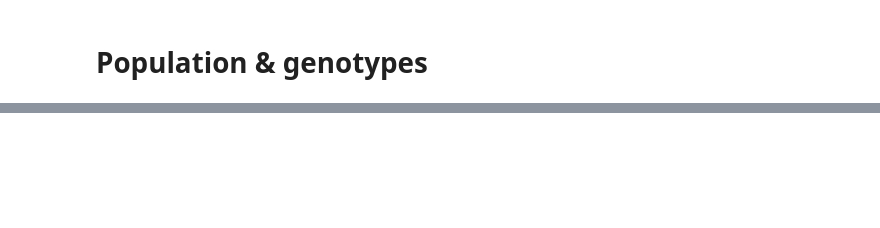
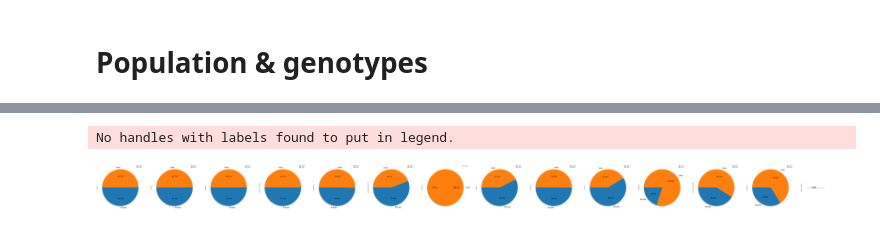
Before and after one commit to IoanaAndra/HackMed-2021---1000-Genomes-Project-, a Jupyter notebook: HackMed2021_Project.ipynb, the cells around one changed output, grey strips where cells are left out. Saved outputs shown, nothing was run; the diff lists cells and outputs as text; code cells hidden in the pictures; blank space fills up the shorter version.

```diff
--- a/HackMed2021_Project.ipynb
+++ b/HackMed2021_Project.ipynb
@@ -98,0 +86,6 @@ Yoruba in Ibadan, Nigeria                              186  ...               0
+# %%
+gender_nr = pd.read_excel('20130606_sample_info (2).xlsx', sheet_name='Sample Info', index_col=4)
+gender_nr = gender_nr.groupby(['Gender']).count().plot.pie(subplots=True,shadow=True,startangle=180,autopct='%1.1f%%',figsize=(150, 16),textprops={'fontsize': 20})
+# %% [output]
+No handles with labels found to put in legend.
+[figure, added]
```
Also changed, not shown: parts of 10 cells of this notebook.
